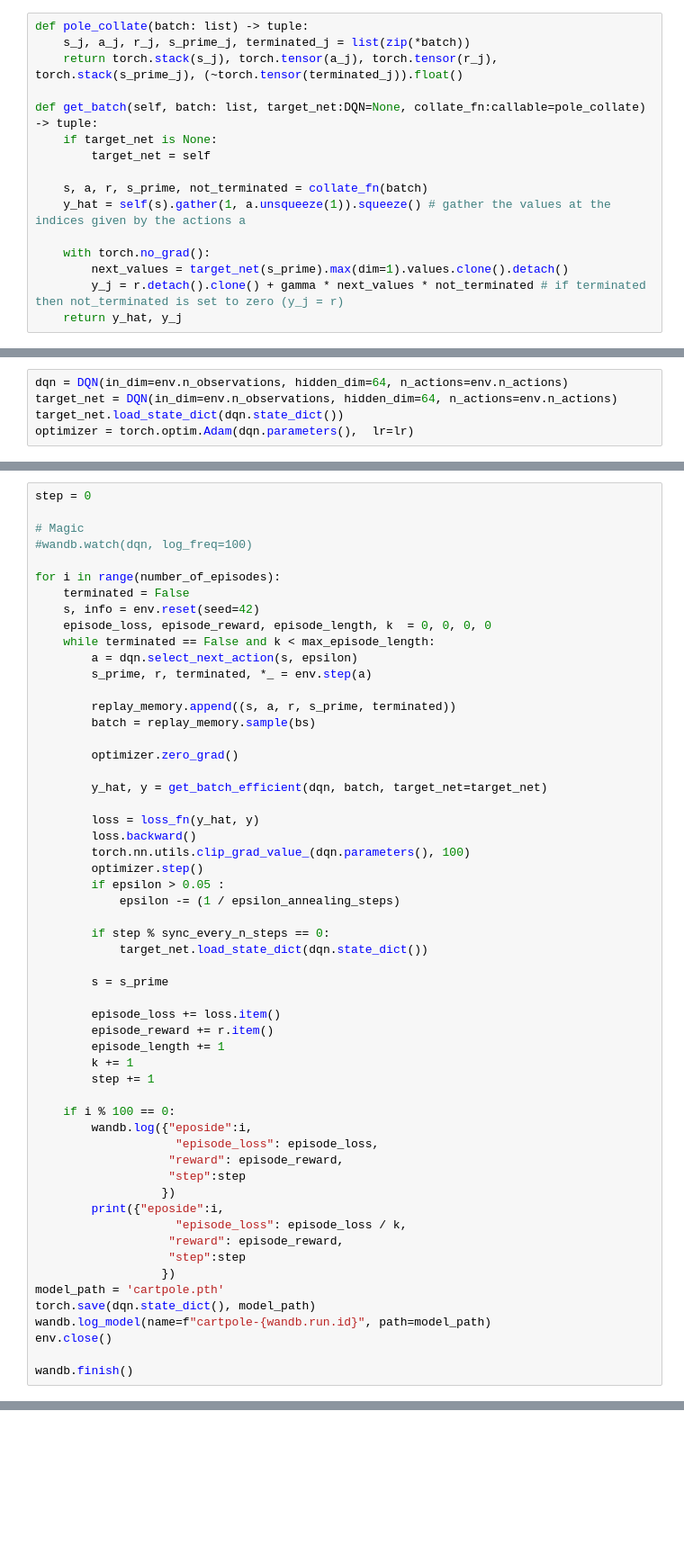
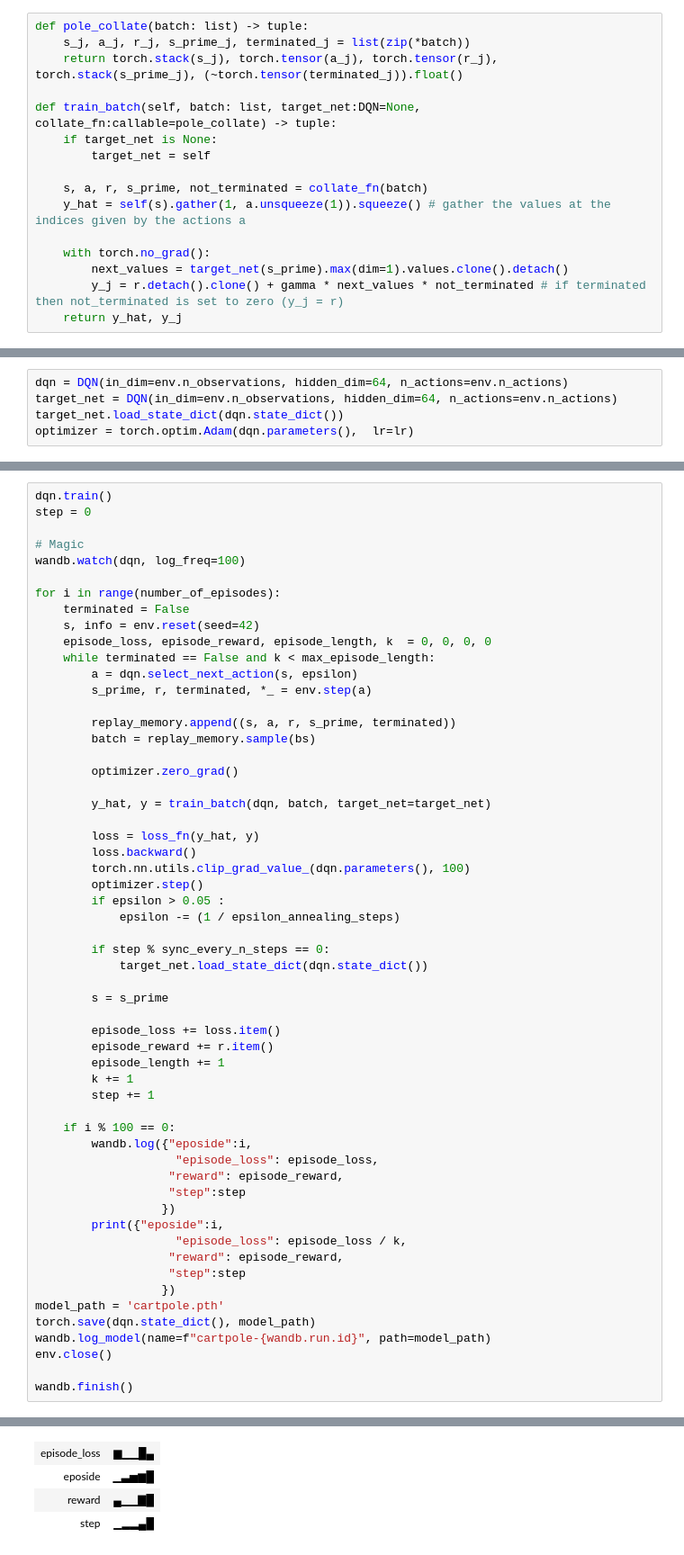
Before and after one commit to garethmd/research, a Jupyter notebook: dqn/cartpole.ipynb, the cells around one changed output, grey strips where cells are left out. Shown: that part at 90% size. Cells and saved outputs as stored; diff of their text form; blank space fills up the shorter version.

```diff
--- a/dqn/cartpole.ipynb
+++ b/dqn/cartpole.ipynb
@@ -134,7 +135,7 @@ def pole_collate(batch: list) -> tuple:
     s_j, a_j, r_j, s_prime_j, terminated_j = list(zip(*batch))
     return torch.stack(s_j), torch.tensor(a_j), torch.tensor(r_j), torch.stack(s_prime_j), (~torch.tensor(terminated_j)).float()
 
-def get_batch(self, batch: list, target_net:DQN=None, collate_fn:callable=pole_collate) -> tuple:
+def train_batch(self, batch: list, target_net:DQN=None, collate_fn:callable=pole_collate) -> tuple:
     if target_net is None:
         target_net = self
 
@@ -156,8 +159,9 @@ optimizer = torch.optim.Adam(dqn.parameters(),  lr=lr)
 # %%
+dqn.train()
 step = 0
 
 # Magic
-#wandb.watch(dqn, log_freq=100)
+wandb.watch(dqn, log_freq=100)
 
 for i in range(number_of_episodes):
     terminated = False
@@ -172,7 +176,7 @@ for i in range(number_of_episodes):
 
         optimizer.zero_grad()
 
-        y_hat, y = get_batch_efficient(dqn, batch, target_net=target_net)
+        y_hat, y = train_batch(dqn, batch, target_net=target_net)
 
         loss = loss_fn(y_hat, y)
         loss.backward()
@@ -209,3 +213,4 @@ wandb.log_model(name=f"cartpole-{wandb.run.id}", path=model_path)
 env.close()
 
 wandb.finish()
+# %% [output]
@@ -211,0 +223,4 @@ wandb.finish()
+| episode_loss | ▆▁▁█▄ |
+| eposide | ▁▃▅▆█ |
+| reward | ▄▁▁▇█ |
+| step | ▁▂▂▄█ |
```
Also changed, not shown: parts of 14 cells of this notebook.
